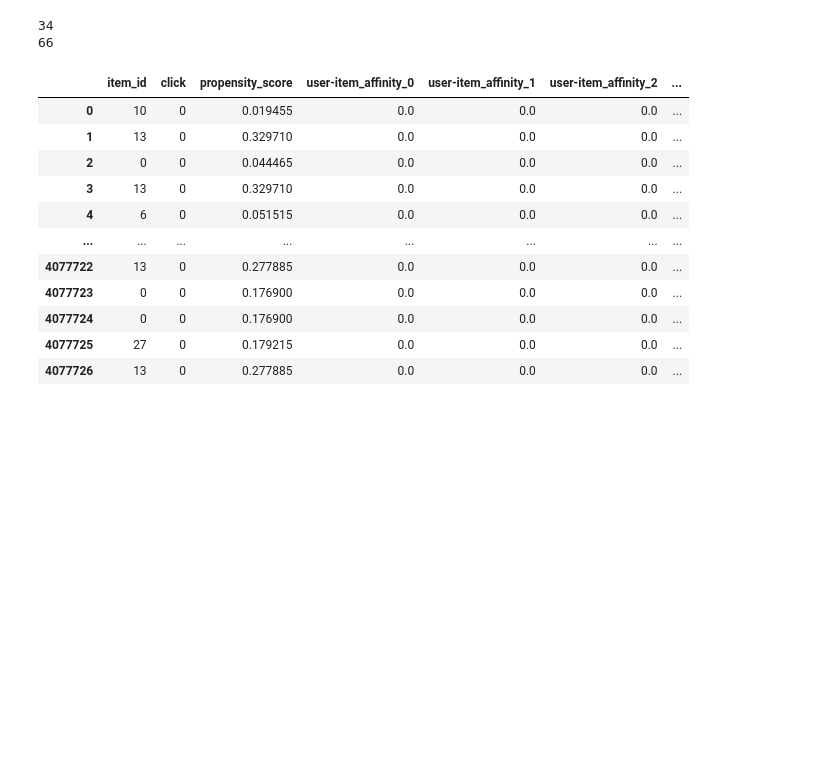
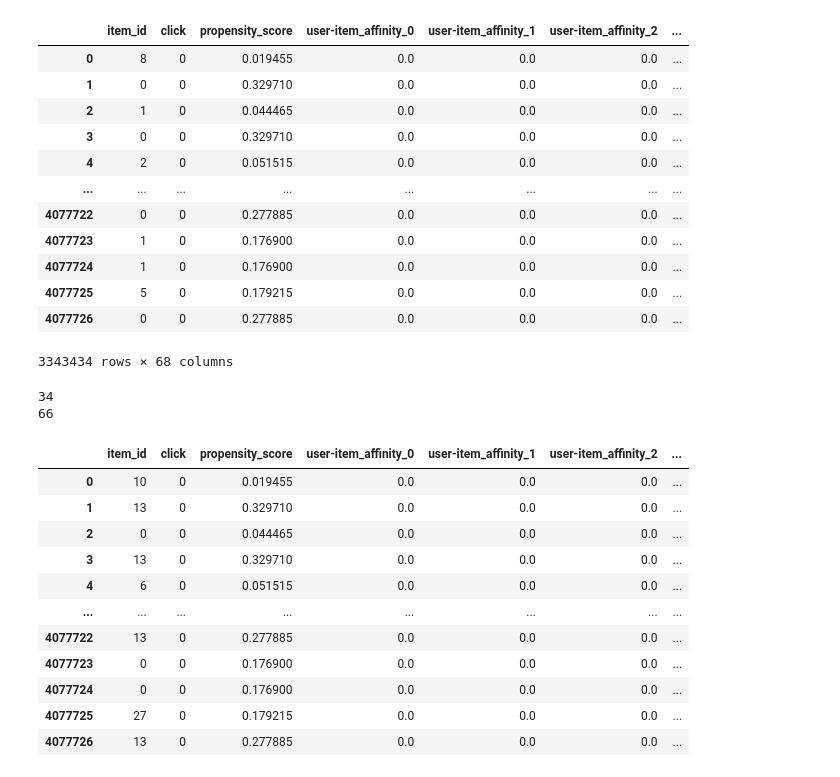
Before and after one commit to aloy99/bt4014, a Jupyter notebook: project_cleaning.ipynb, the cells around one changed output. Cells and saved outputs as stored; diff of their text form; code cells hidden in the pictures; blank space fills up the shorter version.

```diff
--- a/project_cleaning.ipynb
+++ b/project_cleaning.ipynb
@@ -46,3 +98,19 @@ print(len(df_n_filtered.columns) - 3)
+# %%
+def process_item_context():
+# %% [output]
+|  | item_id | click | propensity_score | user-item_affinity_0 | user-item_affinity_1 | user-item_affinity_2 | ... |
+| 0 | 8 | 0 | 0.019455 | 0.0 | 0.0 | 0.0 | ... |
+| 1 | 0 | 0 | 0.329710 | 0.0 | 0.0 | 0.0 | ... |
+| 2 | 1 | 0 | 0.044465 | 0.0 | 0.0 | 0.0 | ... |
+| 3 | 0 | 0 | 0.329710 | 0.0 | 0.0 | 0.0 | ... |
+| 4 | 2 | 0 | 0.051515 | 0.0 | 0.0 | 0.0 | ... |
+| ... | ... | ... | ... | ... | ... | ... | ... |
+| 4077722 | 0 | 0 | 0.277885 | 0.0 | 0.0 | 0.0 | ... |
+| 4077723 | 1 | 0 | 0.176900 | 0.0 | 0.0 | 0.0 | ... |
+| 4077724 | 1 | 0 | 0.176900 | 0.0 | 0.0 | 0.0 | ... |
+| 4077725 | 5 | 0 | 0.179215 | 0.0 | 0.0 | 0.0 | ... |
+| 4077726 | 0 | 0 | 0.277885 | 0.0 | 0.0 | 0.0 | ... |
+3343434 rows × 68 columns
 # %%
 df = pd.read_csv(r'open_bandit_dataset\bts\men\men.csv')
 df = pd.get_dummies(df, columns=['user_feature_0', 'user_feature_1', 'user_feature_2', 'user_feature_3'], dtype=float)
```
Also changed, not shown: parts of 7 cells of this notebook, 2 other files.
